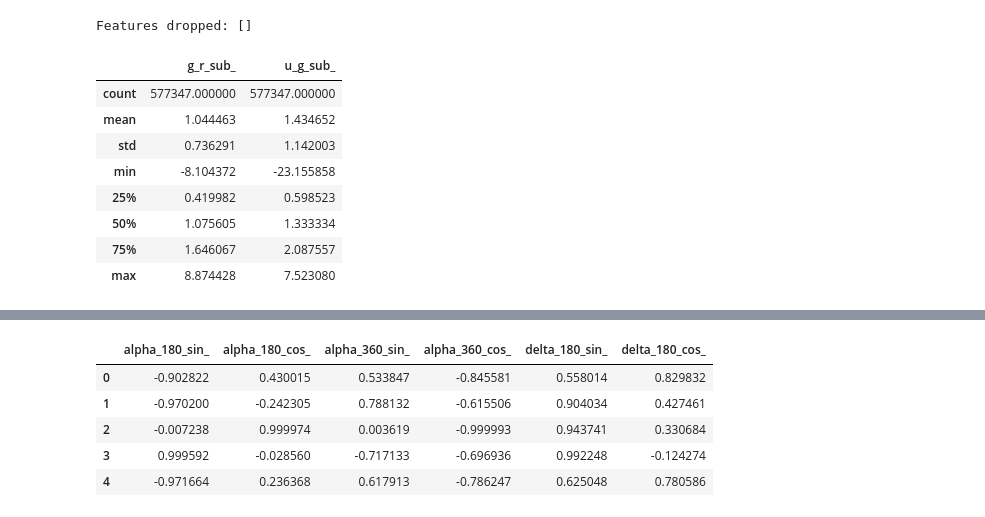
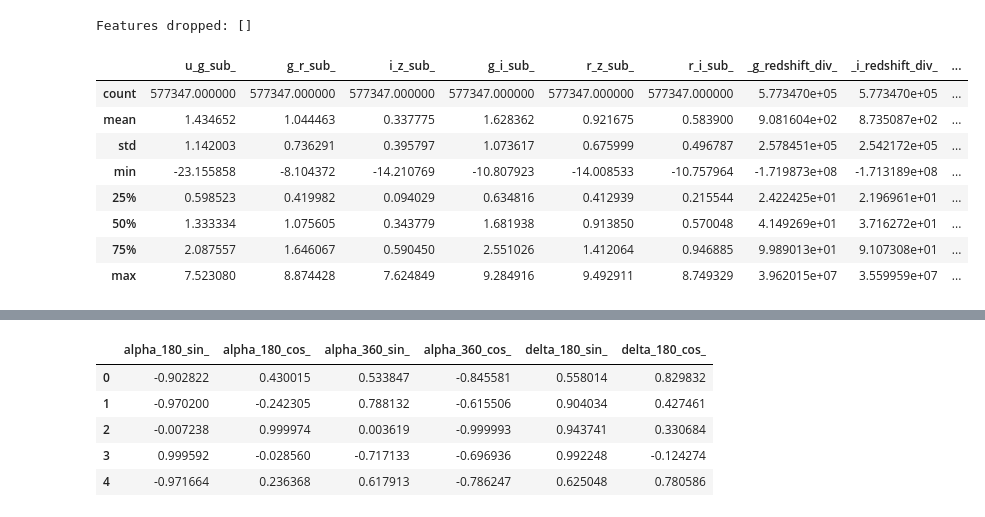
Before and after one commit to coded-sly/ps6e6-Stellar-Class, a Jupyter notebook: ps6e6-scikeras-calibrated-stellar.ipynb, the cells around one changed output, grey strips where cells are left out. Drawn from its saved outputs; the diff is of its cells as text; code cells hidden in the pictures.

```diff
--- a/ps6e6-scikeras-calibrated-stellar.ipynb
+++ b/ps6e6-scikeras-calibrated-stellar.ipynb
@@ -472,33 +472,41 @@ Features dropped: []
 # %%
 ## -- Arithmetic interaction --
 # u - g, g - r, r - i, i - z
 
+# ('u', 'g'),
+# ('g', 'r'),
+# ('i', 'z'),
+# ('g', 'i'),
+# ('r', 'z')
+
 for df in tqdm([train, test, orig]):
+    df['u_g_sub_'] = df['u'] - df['g']
     df['g_r_sub_'] = df['g'] - df['r']
-    df['u_g_sub_'] = df['u'] - df['g']
-    # df['i_z_sub_'] = df['i'] - df['z']
-    # df['u_r_sub_'] = df['u'] - df['r']
-    # df['u_r_sub_'] = df['u'] - df['r']
-    # df['stellar_locus_dist'] = np.sqrt((df['g_r_sub_'] - 0.52)**2 + (df['r_i_sub_'] - 0.25)**2)
-    # df['_g_/_redshift'] = (df['g'] / (df['redshift'] + 1e-6)).astype('float32')
-    # df['_i_/_redshift'] = (df['i'] / (df['redshift'] + 1e-6)).astype('float32')
-    # for c1, c2 in tqdm(list(itertools.product(['u'], ['g', 'r'])), desc='One-to-Many'):
 
-    # for band in bands:
-    #     b_col = f"_{band}_/_redshift"
-    #     df[b_col] = (df[band] / (df['redshift'].abs() + 1e-6)).astype('float32')
-    #     color_bands.append(b_col)
+    df['i_z_sub_'] = df['i'] - df['z']
+    df['g_i_sub_'] = df['g'] - df['i']
+    df['r_z_sub_'] = df['r'] - df['z']
 
-color_bands = [c for c in train.columns if c.endswith('_sub_')]
+    df['r_i_sub_'] = df['r'] - df['i']
+
+    df['stellar_locus_dist'] = np.sqrt((df['g_r_sub_'] - 0.52)**2 + (df['r_i_sub_'] - 0.25)**2)
+
+    for band in ['g', 'i']:
+        b_col = f"_{band}_redshift_div_"
+        df[b_col] = df[band] / (df['redshift'] + 1e-6)
+
+color_bands = [c for c in train.columns if c.endswith('_sub_') or c.endswith('_div_')]
+color_bands.append('stellar_locus_dist')
+
 train[color_bands].describe()
 # %% [output]
-|  | g_r_sub_ | u_g_sub_ |
-| count | 577347.000000 | 577347.000000 |
-| mean | 1.044463 | 1.434652 |
-| std | 0.736291 | 1.142003 |
-| min | -8.104372 | -23.155858 |
-| 25% | 0.419982 | 0.598523 |
-| 50% | 1.075605 | 1.333334 |
-| 75% | 1.646067 | 2.087557 |
-| max | 8.874428 | 7.523080 |
+|  | u_g_sub_ | g_r_sub_ | i_z_sub_ | g_i_sub_ | r_z_sub_ | r_i_sub_ | _g_redshift_div_ | _i_redshift_div_ | ... |
+| count | 577347.000000 | 577347.000000 | 577347.000000 | 577347.000000 | 577347.000000 | 577347.000000 | 5.773470e+05 | 5.773470e+05 | ... |
+| mean | 1.434652 | 1.044463 | 0.337775 | 1.628362 | 0.921675 | 0.583900 | 9.081604e+02 | 8.735087e+02 | ... |
+| std | 1.142003 | 0.736291 | 0.395797 | 1.073617 | 0.675999 | 0.496787 | 2.578451e+05 | 2.542172e+05 | ... |
+| min | -23.155858 | -8.104372 | -14.210769 | -10.807923 | -14.008533 | -10.757964 | -1.719873e+08 | -1.713189e+08 | ... |
+| 25% | 0.598523 | 0.419982 | 0.094029 | 0.634816 | 0.412939 | 0.215544 | 2.422425e+01 | 2.196961e+01 | ... |
+| 50% | 1.333334 | 1.075605 | 0.343779 | 1.681938 | 0.913850 | 0.570048 | 4.149269e+01 | 3.716272e+01 | ... |
+| 75% | 2.087557 | 1.646067 | 0.590450 | 2.551026 | 1.412064 | 0.946885 | 9.989013e+01 | 9.107308e+01 | ... |
+| max | 7.523080 | 8.874428 | 7.624849 | 9.284916 | 9.492911 | 8.749329 | 3.962015e+07 | 3.559959e+07 | ... |
 # %%
```
Also changed, not shown: parts of 16 cells of this notebook.
